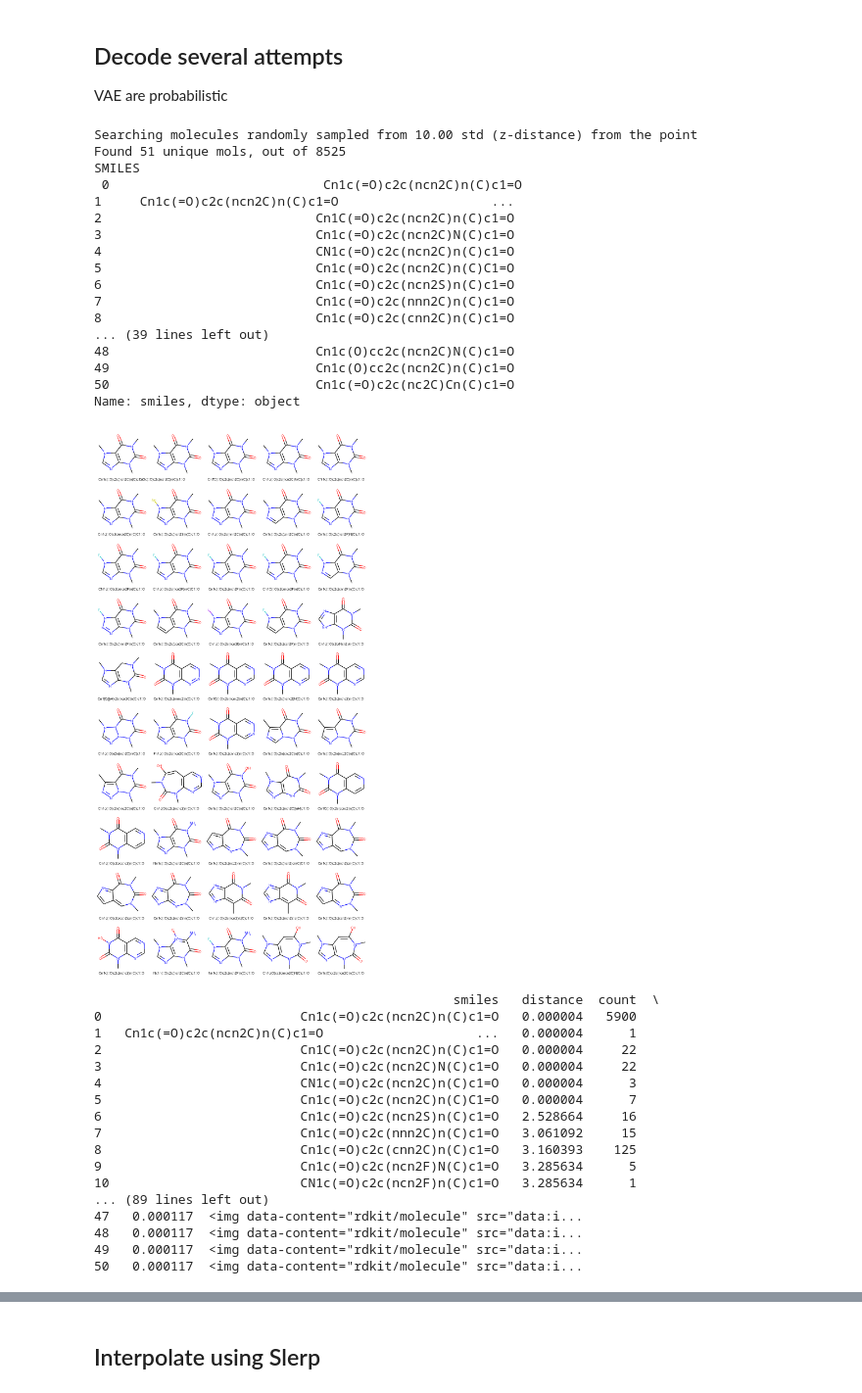
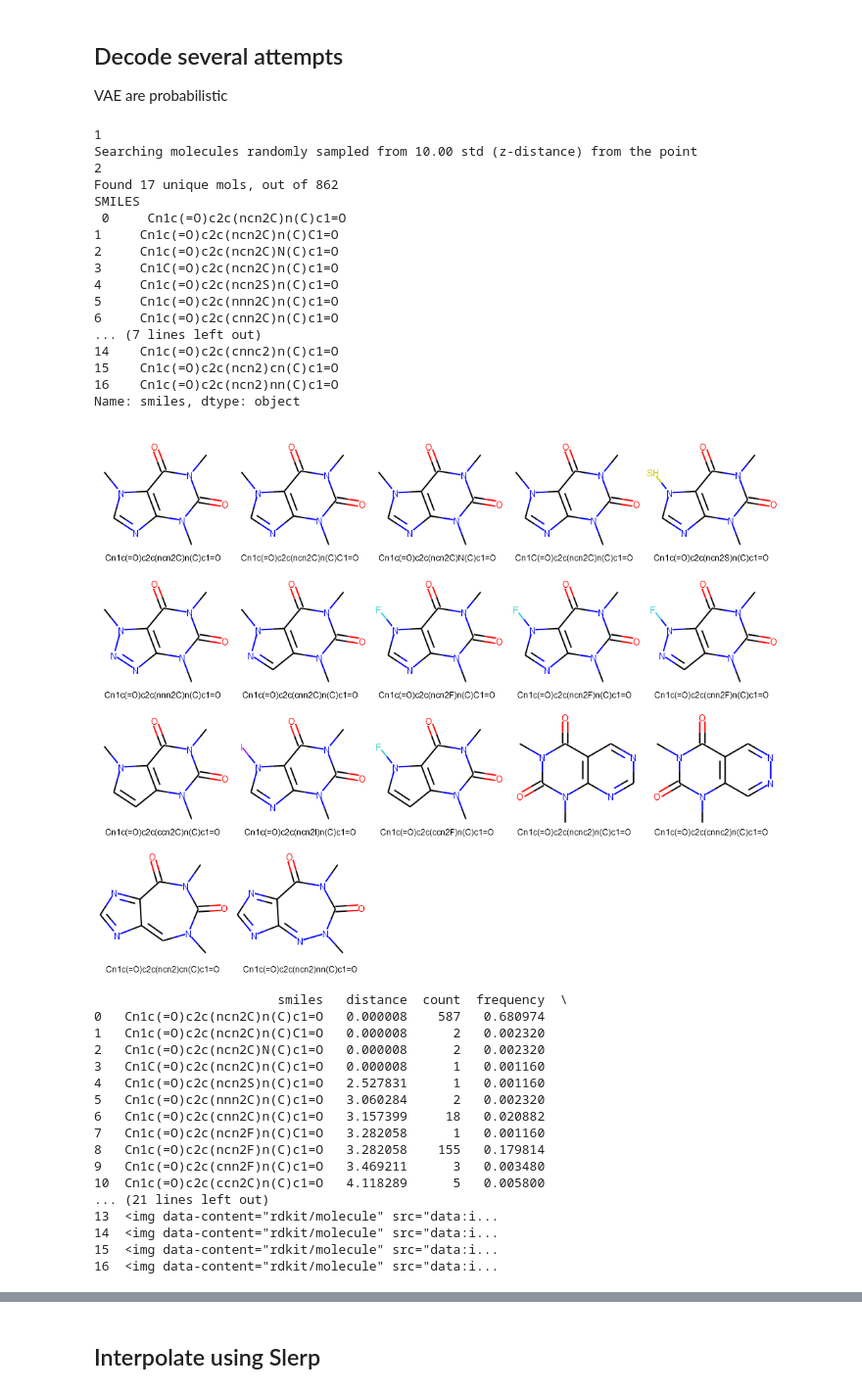
Before and after one commit to asaalshehr/chemical_vae, a Jupyter notebook: examples/vaes.ipynb, the cells around one changed output, grey strips where cells are left out. Shown at 98% size. Cells and saved outputs as stored; diff of their text form; code cells hidden in the pictures.

```diff
--- a/examples/vaes.ipynb
+++ b/examples/vaes.ipynb
@@ -111,45 +105,45 @@ VAE are probabilistic
 # %%
 noise=10
 print('Searching molecules randomly sampled from {:.2f} std (z-distance) from the point'.format(noise))
-df = vae.z_to_smiles( z_1,decode_attempts=10000,noise_norm=noise)
+df = vae.z_to_smiles( z_1,decode_attempts=1000,noise_norm=noise)
 print('Found {:d} unique mols, out of {:d}'.format(len(set(df['smiles'])),sum(df['count'])))
 print('SMILES\n',df.smiles)
 display(PandasTools.FrameToGridImage(df,column='mol', legendsCol='smiles',molsPerRow=5))
 print(df)
 # %% [output]
+1
 Searching molecules randomly sampled from 10.00 std (z-distance) from the point
-Found 51 unique mols, out of 8525
+2
+Found 17 unique mols, out of 862
 SMILES
- 0                            Cn1c(=O)c2c(ncn2C)n(C)c1=O
-1     Cn1c(=O)c2c(ncn2C)n(C)c1=O                    ...
-2                            Cn1C(=O)c2c(ncn2C)n(C)c1=O
-3                            Cn1c(=O)c2c(ncn2C)N(C)c1=O
-4                            CN1c(=O)c2c(ncn2C)n(C)c1=O
-5                            Cn1c(=O)c2c(ncn2C)n(C)C1=O
-6                            Cn1c(=O)c2c(ncn2S)n(C)c1=O
-7                            Cn1c(=O)c2c(nnn2C)n(C)c1=O
-8                            Cn1c(=O)c2c(cnn2C)n(C)c1=O
-... (39 lines left out)
-48                           Cn1c(O)cc2c(ncn2C)N(C)c1=O
-49                           Cn1c(O)cc2c(ncn2C)n(C)c1=O
-50                           Cn1c(=O)c2c(nc2C)Cn(C)c1=O
+ 0     Cn1c(=O)c2c(ncn2C)n(C)c1=O
+1     Cn1c(=O)c2c(ncn2C)n(C)C1=O
+2     Cn1c(=O)c2c(ncn2C)N(C)c1=O
+3     Cn1C(=O)c2c(ncn2C)n(C)c1=O
+4     Cn1c(=O)c2c(ncn2S)n(C)c1=O
+5     Cn1c(=O)c2c(nnn2C)n(C)c1=O
+6     Cn1c(=O)c2c(cnn2C)n(C)c1=O
+... (7 lines left out)
+14    Cn1c(=O)c2c(cnnc2)n(C)c1=O
+15    Cn1c(=O)c2c(ncn2)cn(C)c1=O
+16    Cn1c(=O)c2c(ncn2)nn(C)c1=O
 Name: smiles, dtype: object
-[figure, old version]
+[figure, new version]
-                                               smiles   distance  count  \
-0                          Cn1c(=O)c2c(ncn2C)n(C)c1=O   0.000004   5900
-1   Cn1c(=O)c2c(ncn2C)n(C)c1=O                    ...   0.000004      1
-2                          Cn1C(=O)c2c(ncn2C)n(C)c1=O   0.000004     22
-3                          Cn1c(=O)c2c(ncn2C)N(C)c1=O   0.000004     22
-4                          CN1c(=O)c2c(ncn2C)n(C)c1=O   0.000004      3
-5                          Cn1c(=O)c2c(ncn2C)n(C)C1=O   0.000004      7
-6                          Cn1c(=O)c2c(ncn2S)n(C)c1=O   2.528664     16
-7                          Cn1c(=O)c2c(nnn2C)n(C)c1=O   3.061092     15
-8                          Cn1c(=O)c2c(cnn2C)n(C)c1=O   3.160393    125
-9                          Cn1c(=O)c2c(ncn2F)N(C)c1=O   3.285634      5
-10                         CN1c(=O)c2c(ncn2F)n(C)c1=O   3.285634      1
-... (89 lines left out)
-47   0.000117  <img data-content="rdkit/molecule" src="data:i...
-48   0.000117  <img data-content="rdkit/molecule" src="data:i...
-49   0.000117  <img data-content="rdkit/molecule" src="data:i...
-50   0.000117  <img data-content="rdkit/molecule" src="data:i...
+                        smiles   distance  count  frequency  \
+0   Cn1c(=O)c2c(ncn2C)n(C)c1=O   0.000008    587   0.680974
+1   Cn1c(=O)c2c(ncn2C)n(C)C1=O   0.000008      2   0.002320
+2   Cn1c(=O)c2c(ncn2C)N(C)c1=O   0.000008      2   0.002320
+3   Cn1C(=O)c2c(ncn2C)n(C)c1=O   0.000008      1   0.001160
+4   Cn1c(=O)c2c(ncn2S)n(C)c1=O   2.527831      1   0.001160
+5   Cn1c(=O)c2c(nnn2C)n(C)c1=O   3.060284      2   0.002320
+6   Cn1c(=O)c2c(cnn2C)n(C)c1=O   3.157399     18   0.020882
+7   Cn1c(=O)c2c(ncn2F)n(C)C1=O   3.282058      1   0.001160
+8   Cn1c(=O)c2c(ncn2F)n(C)c1=O   3.282058    155   0.179814
+9   Cn1c(=O)c2c(cnn2F)n(C)c1=O   3.469211      3   0.003480
+10  Cn1c(=O)c2c(ccn2C)n(C)c1=O   4.118289      5   0.005800
+... (21 lines left out)
+13  <img data-content="rdkit/molecule" src="data:i...
+14  <img data-content="rdkit/molecule" src="data:i...
+15  <img data-content="rdkit/molecule" src="data:i...
+16  <img data-content="rdkit/molecule" src="data:i...
 # %%
```
Also changed, not shown: parts of 8 cells of this notebook, 1 other file.
